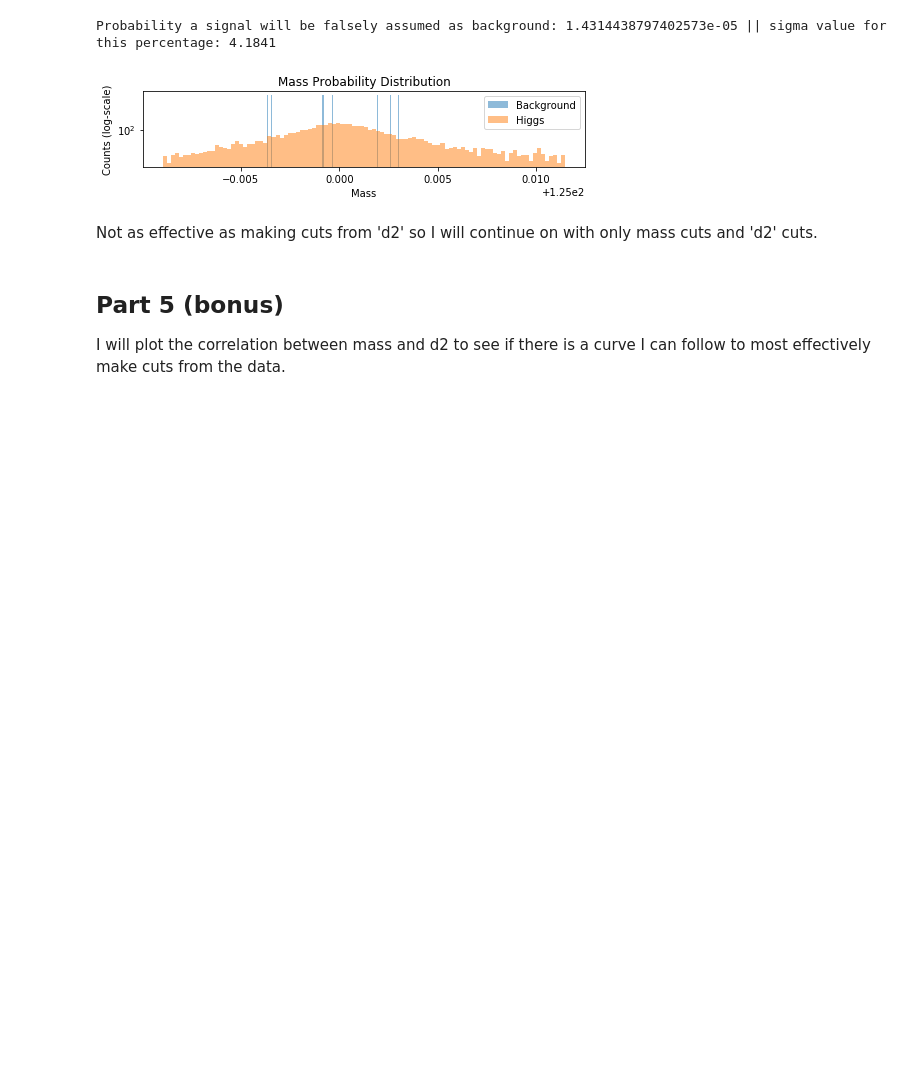
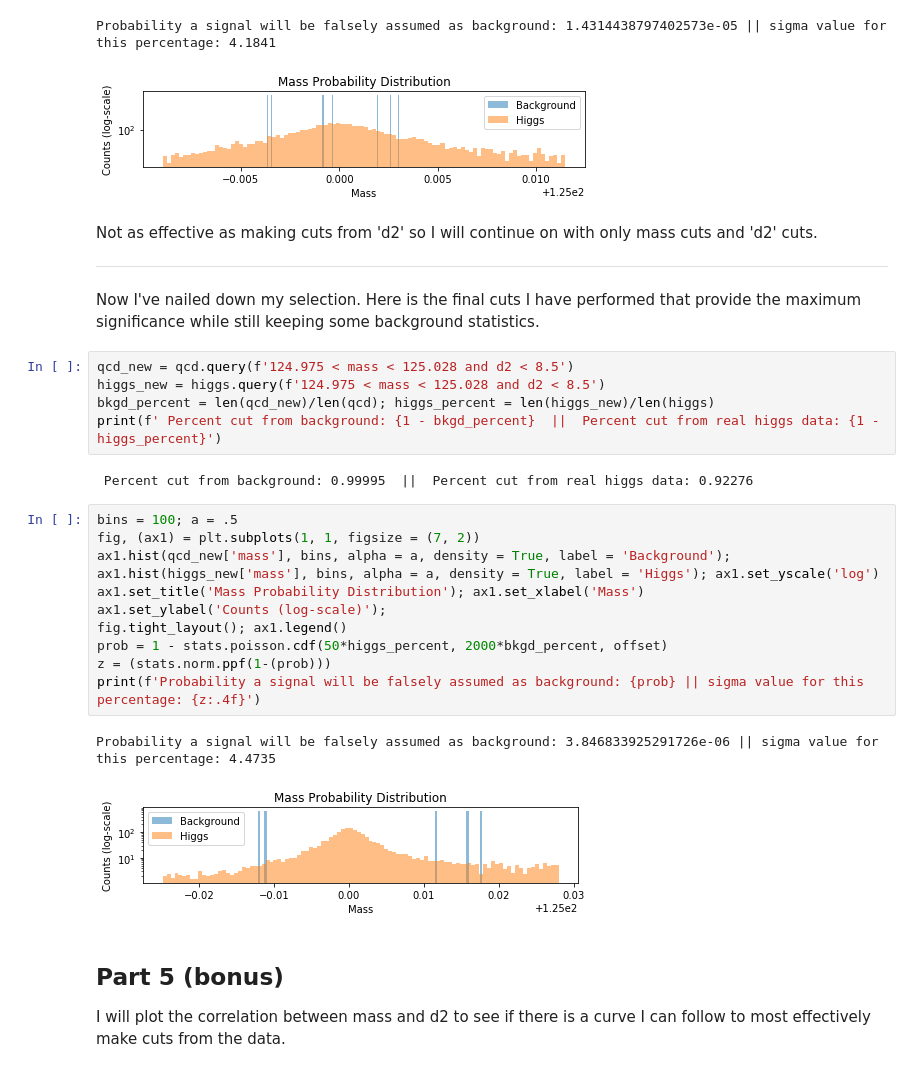
Before and after one commit to maverickmillican/Phys_434_Millican, a Jupyter notebook: Lab7_Millican.ipynb, the cells around one changed output. Drawn from its saved outputs; the diff is of its cells as text; blank space fills up the shorter version.

```diff
--- a/Lab7_Millican.ipynb
+++ b/Lab7_Millican.ipynb
@@ -381,6 +381,28 @@ Probability a signal will be falsely assumed as background: 1.4314438797402573e-
 [figure]
 # %% [markdown]
 Not as effective as making cuts from 'd2' so I will continue on with only mass cuts and 'd2' cuts.
+__________
+Now I've nailed down my selection. Here is the final cuts I have performed that provide the maximum significance while still keeping some background statistics.
+# %%
+qcd_new = qcd.query(f'124.975 < mass < 125.028 and d2 < 8.5')
+higgs_new = higgs.query(f'124.975 < mass < 125.028 and d2 < 8.5')
+bkgd_percent = len(qcd_new)/len(qcd); higgs_percent = len(higgs_new)/len(higgs)
+print(f' Percent cut from background: {1 - bkgd_percent}  ||  Percent cut from real higgs data: {1 - higgs_percent}')
+# %% [output]
+ Percent cut from background: 0.99995  ||  Percent cut from real higgs data: 0.92276
+# %%
+bins = 100; a = .5
+fig, (ax1) = plt.subplots(1, 1, figsize = (7, 2))
+ax1.hist(qcd_new['mass'], bins, alpha = a, density = True, label = 'Background'); ax1.hist(higgs_new['mass'], bins, alpha = a, density = True, label = 'Higgs'); ax1.set_yscale('log')
+ax1.set_title('Mass Probability Distribution'); ax1.set_xlabel('Mass')
+ax1.set_ylabel('Counts (log-scale)');
+fig.tight_layout(); ax1.legend()
+prob = 1 - stats.poisson.cdf(50*higgs_percent, 2000*bkgd_percent, offset)
+z = (stats.norm.ppf(1-(prob)))
+print(f'Probability a signal will be falsely assumed as background: {prob} || sigma value for this percentage: {z:.4f}')
+# %% [output]
+Probability a signal will be falsely assumed as background: 3.846833925291726e-06 || sigma value for this percentage: 4.4735
+[figure, added]
 # %% [markdown]
 ## Part 5 (bonus)
 I will plot the correlation between mass and d2 to see if there is a curve I can follow to most effectively make cuts from the data.
```
Also changed, not shown: parts of 24 cells of this notebook, 2 other files.
